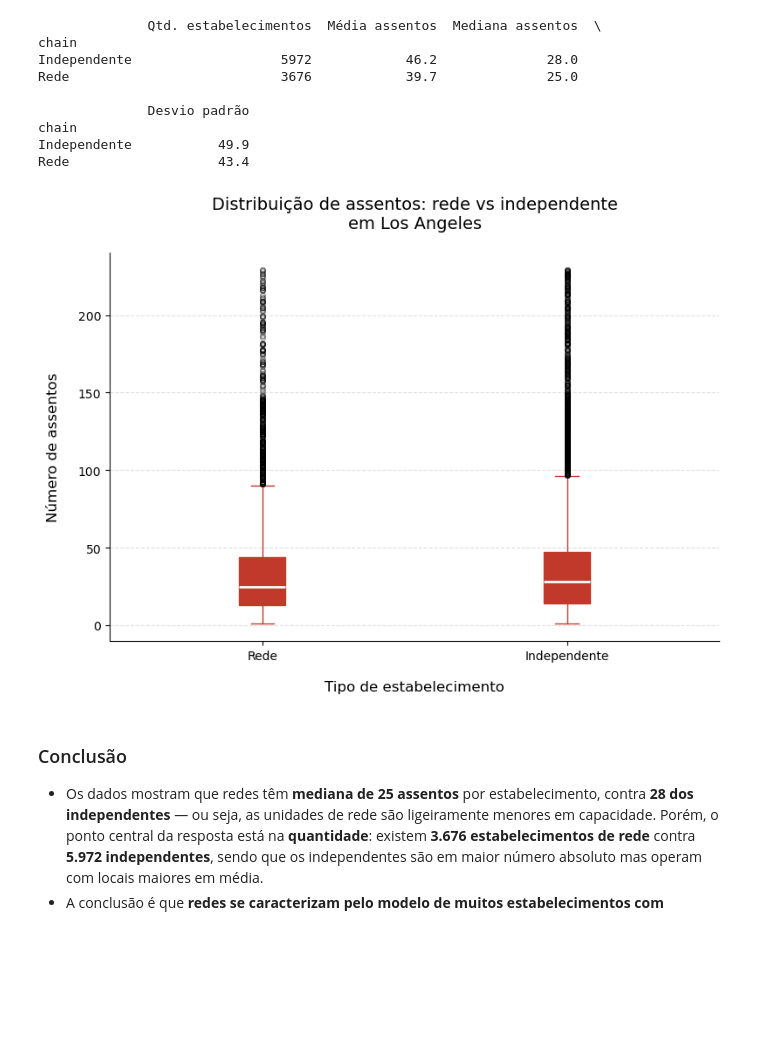
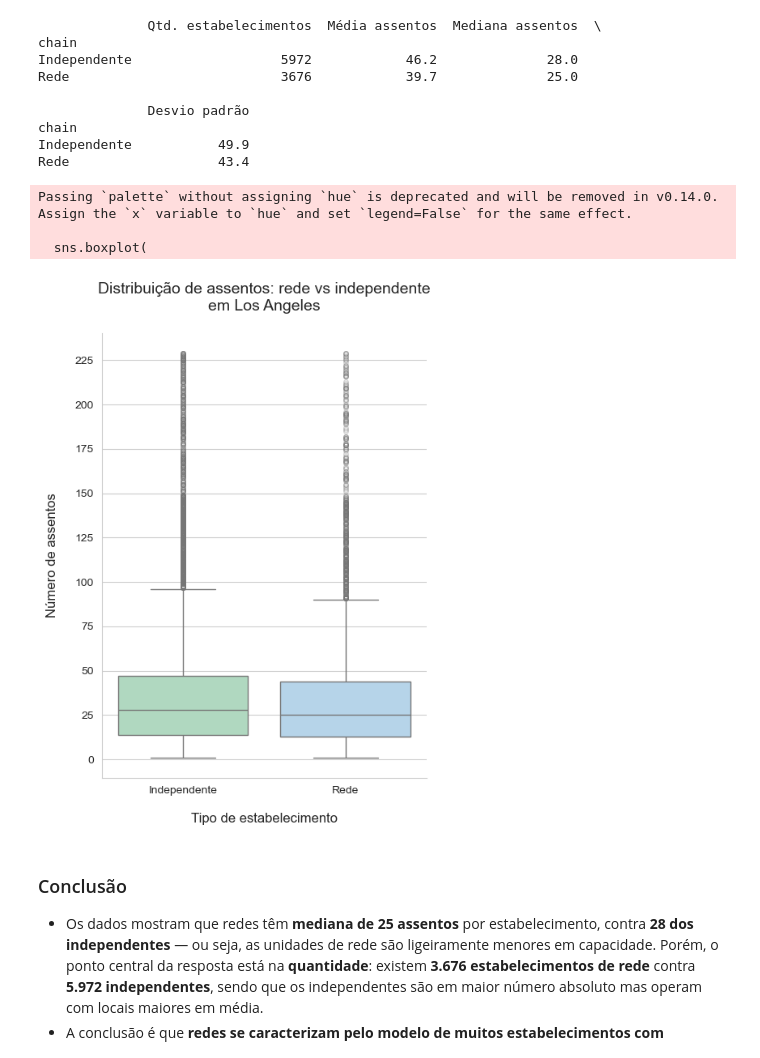
Before and after one commit to raimirsilva/Small-projects, a Jupyter notebook: Sprint-10-project/notebook/LA-restaurants.ipynb, the cells around one changed output. Cells and saved outputs as stored; diff of their text form; code cells hidden in the pictures; blank space fills up the shorter version.

```diff
--- a/Sprint-10-project/notebook/LA-restaurants.ipynb
+++ b/Sprint-10-project/notebook/LA-restaurants.ipynb
@@ -326,35 +340,39 @@ Rede                   43.4
 # %%
 # Gráfico de boxplot — distribuição de assentos por grupo (rede vs independente)
 # Escolha: boxplot é ideal para comparar distribuições, mostrando mediana,
-# dispersão e outliers — essencial para entender 'muitos com poucos' vs 'poucos com muitos'
+# dispersão e outliers — essencial para entender 'muitos com poucos assentos' vs 'poucos com muitos'.
 
-fig, ax = plt.subplots(figsize=(8, 6))
+# Cria coluna de rótulo legível para o eixo X
+# .map() substitui True/False pelo texto correspondente
+rest_labeled = rest.copy()
+rest_labeled['Grupo'] = rest_labeled['chain'].map({True: 'Rede', False: 'Independente'})
 
-# Separando os dados de cada grupo
-data_chain = rest[rest['chain'] == True]['number']
-data_indep = rest[rest['chain'] == False]['number']
+sns.set_style('whitegrid')
+fig, ax = plt.subplots(figsize=(5, 7))
 
-ax.boxplot(
-    [data_chain, data_indep],
-    tick_labels=['Rede', 'Independente'],
-    patch_artist=True,                        # patch_artist=True: preenche as caixas com cor (padrão é sem preenchimento)
-    boxprops=dict(facecolor='#C0392B', color='#C0392B'),  # cor da caixa
-    medianprops=dict(color='white', linewidth=2),          # linha da mediana
-    whiskerprops=dict(color='#C0392B'),     # whiskerprops: estilo das linhas que se estendem além da caixa (bigodes)
-    capprops=dict(color='#C0392B'),         # capprops: estilo das tampinhas no fim dos bigodes
-    flierprops=dict(marker='o', color='#C0392B', alpha=0.3, markersize=4)  # flierprops: estilo dos outliers (pontos fora dos bigodes)
+sns.boxplot(
+    data=rest_labeled,
+    x='Grupo',                                              # eixo X: agrupa automaticamente Rede e Independente
+    y='number',                                             # eixo Y: número de assentos de cada estabelecimento
+    palette={'Rede': '#AED6F1', 'Independente': '#A9DFBF'}, # cores por grupo — consistentes com o restante da análise
+    flierprops=dict(marker='o', alpha=0.3, markersize=4),   # estilo dos outliers (pontos fora dos bigodes)
+    ax=ax
 )
 
 ax.set_title('Distribuição de assentos: rede vs independente\nem Los Angeles', fontsize=14, pad=20)
 ax.set_xlabel('Tipo de estabelecimento', fontsize=12, labelpad=15)
 ax.set_ylabel('Número de assentos', fontsize=12, labelpad=15)
-ax.grid(axis='y', linestyle='--', alpha=0.4)
+# np.arange(): gera ticks de 0 até o valor máximo do eixo Y de 25 em 25
+ax.set_yticks(np.arange(0, ax.get_ylim()[1] + 1, 25))
 ax.spines[['top', 'right']].set_visible(False)
 
 plt.tight_layout()
 plt.show()
 # %% [output]
+Passing `palette` without assigning `hue` is deprecated and will be removed in v0.14.0. Assign the `x` variable to `hue` and set `legend=False` for the same effect.
+
+  sns.boxplot(
-[figure, old version]
+[figure, new version]
 # %% [markdown]
 ### Conclusão
 
```
Also changed, not shown: parts of 8 cells of this notebook, 3 other files.
